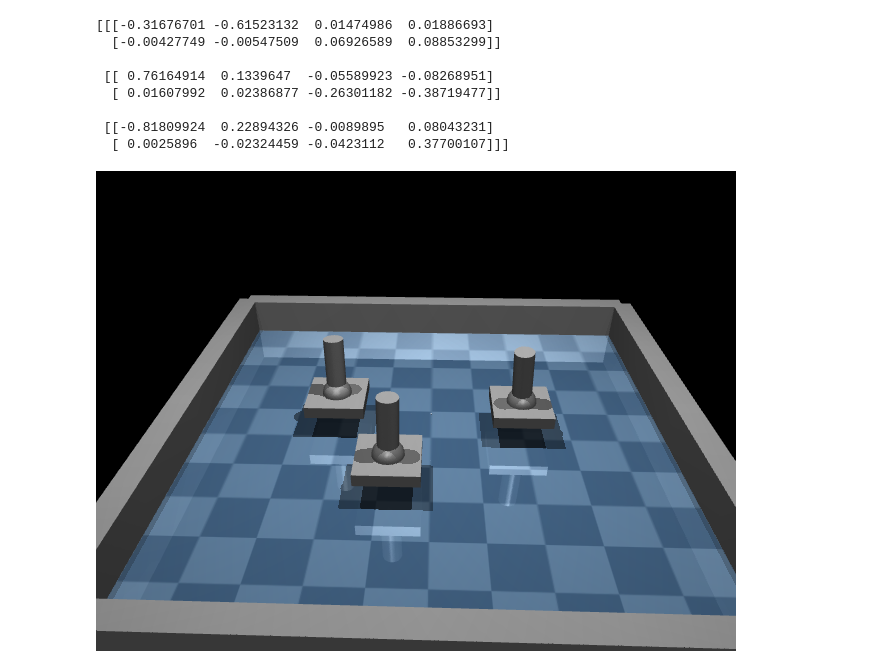
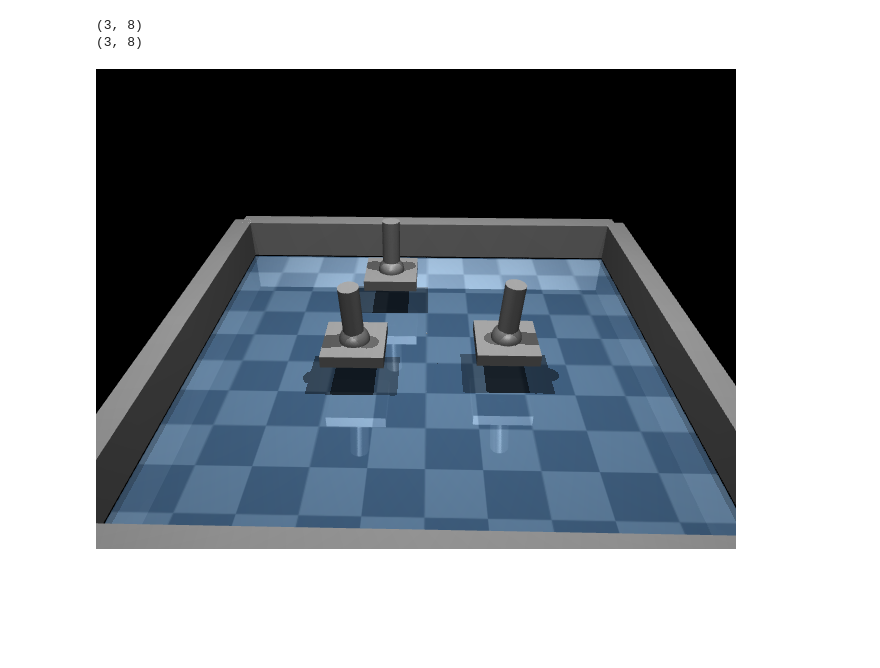
Before and after one commit to brn-dev/cartpole3d, a Jupyter notebook: cartpole_multi_agent.ipynb, the cells around one changed output. Drawn from its saved outputs; the diff is of its cells as text; code cells hidden in the pictures; blank space fills up the shorter version.

Commit message:
change MA-cartpole observations

```diff
--- a/cartpole_multi_agent.ipynb
+++ b/cartpole_multi_agent.ipynb
@@ -32,35 +5,47 @@ from src.policies.state_model_fnn_policy import StateModelFnnPolicy
 # %%
-cartpole3d_env = MultiAgentCartPole3D(
-    nr_carts=3,
-    cart_size=0.25,
-    force_magnitude=500,
-    physics_steps_per_step=1,
-    reset_position_radius=0.75,
-    reset_randomize_position_angle_offset=True,
-    reset_position_randomization_magnitude=0.3,
-    reset_hinge_randomization_magnitude=0.05,
-    slide_range=2,
-    hinge_range=0.8,
-    time_limit=10.0,
-    step_reward_function=lambda time, action, state, prev_state: 0,
-    out_ouf_range_reward_function=lambda time, action, state: -10 + time * 3,
-    time_limit_reward_function=lambda time, action, state: 10000,
-)
+def make_multi_agent_cart_pole_env():
+    return MultiAgentCartPole3D(
+        nr_carts=3,
+        cart_size=0.25,
+        force_magnitude=500,
+        physics_steps_per_step=1,
+        reset_position_radius=0.75,
+        reset_randomize_position_angle_offset=True,
+        reset_position_randomization_magnitude=0.3,
+        reset_hinge_randomization_magnitude=0.05,
+        slide_range=2,
+        hinge_range=0.8,
+        time_limit=10.0,
+        step_reward_function=lambda time, action, state, prev_state: 0,
+        out_ouf_range_reward_function=lambda time, action, state: -10 + time * 3,
+        time_limit_reward_function=lambda time, action, state: 10000,
+    )
 
+cartpole3d_env = make_multi_agent_cart_pole_env()
 cartpole3d_env.reset(seed=None)
+obs = None
+for _ in range(100):
+    obs, _, _, _, _ = cartpole3d_env.step(np.array([0.0, 0.0] * cartpole3d_env.nr_carts))
 
-for _ in range(100):
-    cartpole3d_env.step(np.array([0.0, 0.0] * cartpole3d_env.nr_carts))
+# def step_reward(time, action, state, prev_state):
+#     reward = 0.0
+#
+#     reward += 0.15
+#
+#     reward += -0.0 * time
+#
+#     reward += -0.0 * np.linalg.norm(state[0:2])  # slide distance
+#     reward += -0.0 * np.linalg.norm(state[2:4])  # hinge distance
+#
+#     reward += -0.1 * (np.linalg.norm(state[0:2]) - np.linalg.norm(prev_state[0:2]))
+#     reward += -1.0 * (np.linalg.norm(state[2:4]) - np.linalg.norm(prev_state[2:4]))
+#
+#     return reward
 
-print(cartpole3d_env.get_observations())
+print(cartpole3d_env.get_observations().shape)
+print(obs.shape)
 cartpole3d_env.render(camera_id=1)
 # %% [output]
-[[[-0.31676701 -0.61523132  0.01474986  0.01886693]
-  [-0.00427749 -0.00547509  0.06926589  0.08853299]]
-
- [[ 0.76164914  0.1339647  -0.05589923 -0.08268951]
-  [ 0.01607992  0.02386877 -0.26301182 -0.38719477]]
-
- [[-0.81809924  0.22894326 -0.0089895   0.08043231]
-  [ 0.0025896  -0.02324459 -0.0423112   0.37700107]]]
+(3, 8)
+(3, 8)
-[figure, old version]
+[figure, new version]
```
Also changed, not shown: parts of 7 cells of this notebook, 6 other files.
